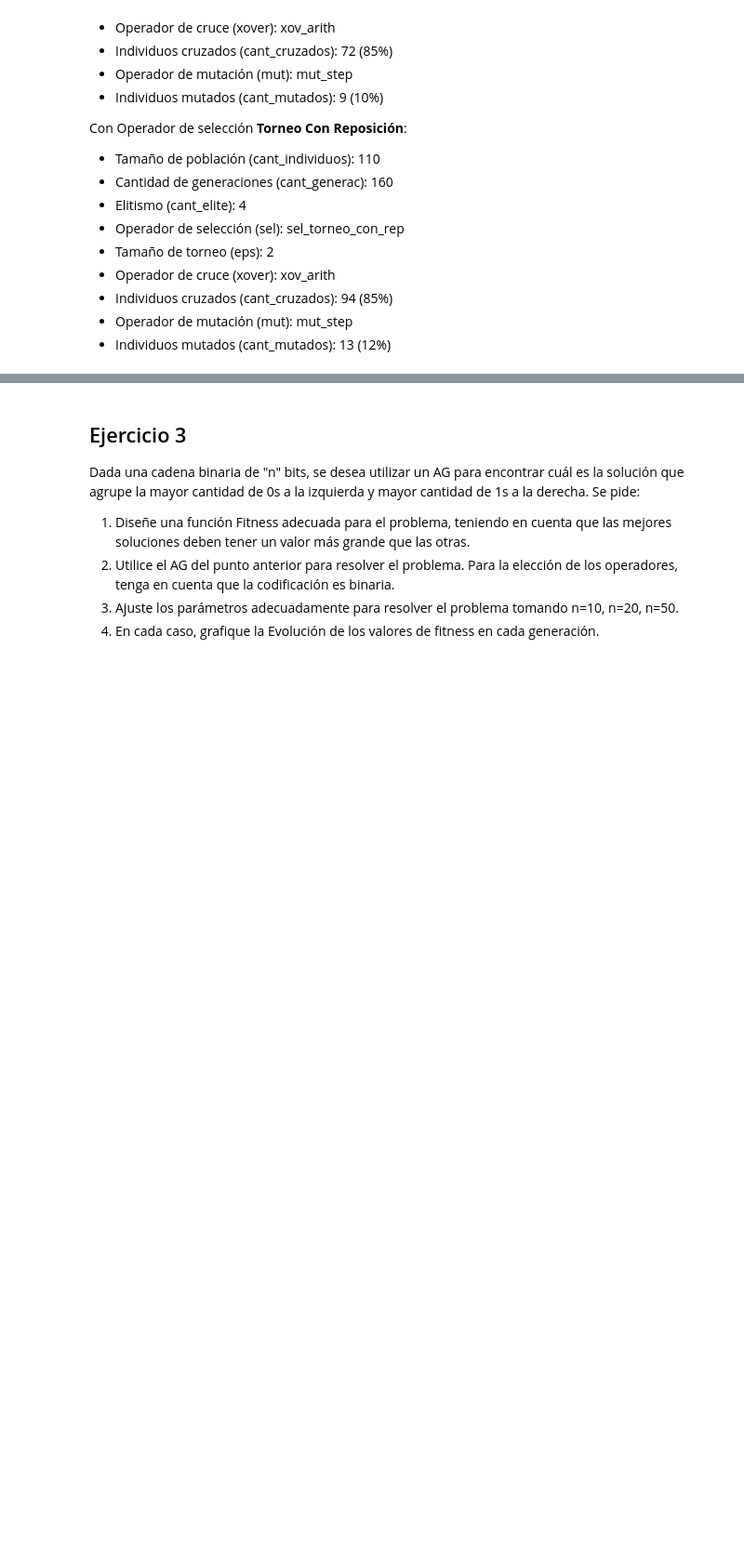
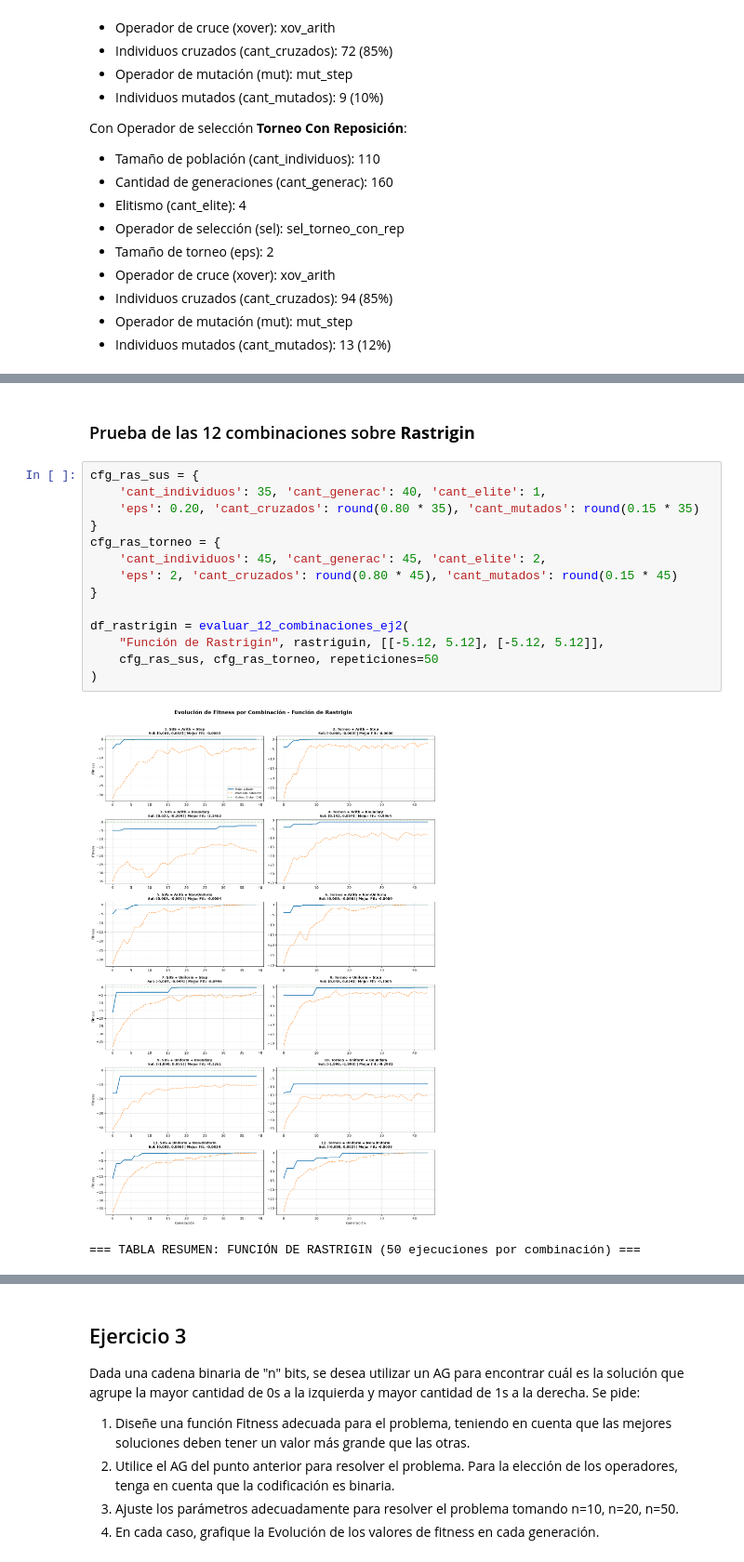
Before and after one commit to FranprzDev/HeuristcsAndML, a Jupyter notebook: TP4-Algoritmo-Genetico-Simple/TP4_Algoritmo_Genetico_Simple_Breslauer_Perez.ipynb, the cells around one changed output, grey strips where cells are left out. Shown at 93% size. Saved outputs shown, nothing was run; the diff lists cells and outputs as text; blank space fills up the shorter version.

Commit message:
refact(TP4): cambiar pruebas de tasa de éxito por comparación de combinaciones en AG sobre Rastrigin y Rosenbrock

```diff
--- a/TP4-Algoritmo-Genetico-Simple/TP4_Algoritmo_Genetico_Simple_Breslauer_Perez.ipynb
+++ b/TP4-Algoritmo-Genetico-Simple/TP4_Algoritmo_Genetico_Simple_Breslauer_Perez.ipynb
@@ -930,0 +890,19 @@ Fitness promedio alcanzado: -0.0174
+# %% [markdown]
+### Prueba de las 12 combinaciones sobre **Rastrigin**
+# %%
+cfg_ras_sus = {
+    'cant_individuos': 35, 'cant_generac': 40, 'cant_elite': 1,
+    'eps': 0.20, 'cant_cruzados': round(0.80 * 35), 'cant_mutados': round(0.15 * 35)
+}
+cfg_ras_torneo = {
+    'cant_individuos': 45, 'cant_generac': 45, 'cant_elite': 2,
+    'eps': 2, 'cant_cruzados': round(0.80 * 45), 'cant_mutados': round(0.15 * 45)
+}
+
+df_rastrigin = evaluar_12_combinaciones_ej2(
+    "Función de Rastrigin", rastriguin, [[-5.12, 5.12], [-5.12, 5.12]],
+    cfg_ras_sus, cfg_ras_torneo, repeticiones=50
+)
+# %% [output]
+[figure, added]
+=== TABLA RESUMEN: FUNCIÓN DE RASTRIGIN (50 ejecuciones por combinación) ===
```
Also changed, not shown: parts of 21 cells of this notebook.
